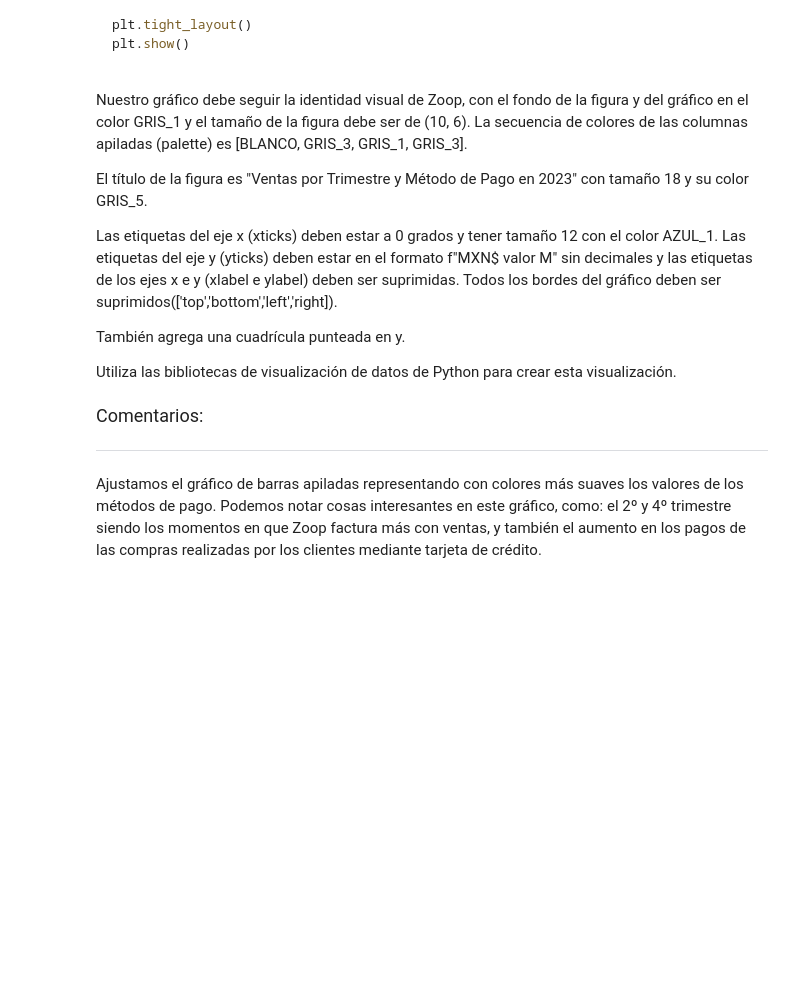
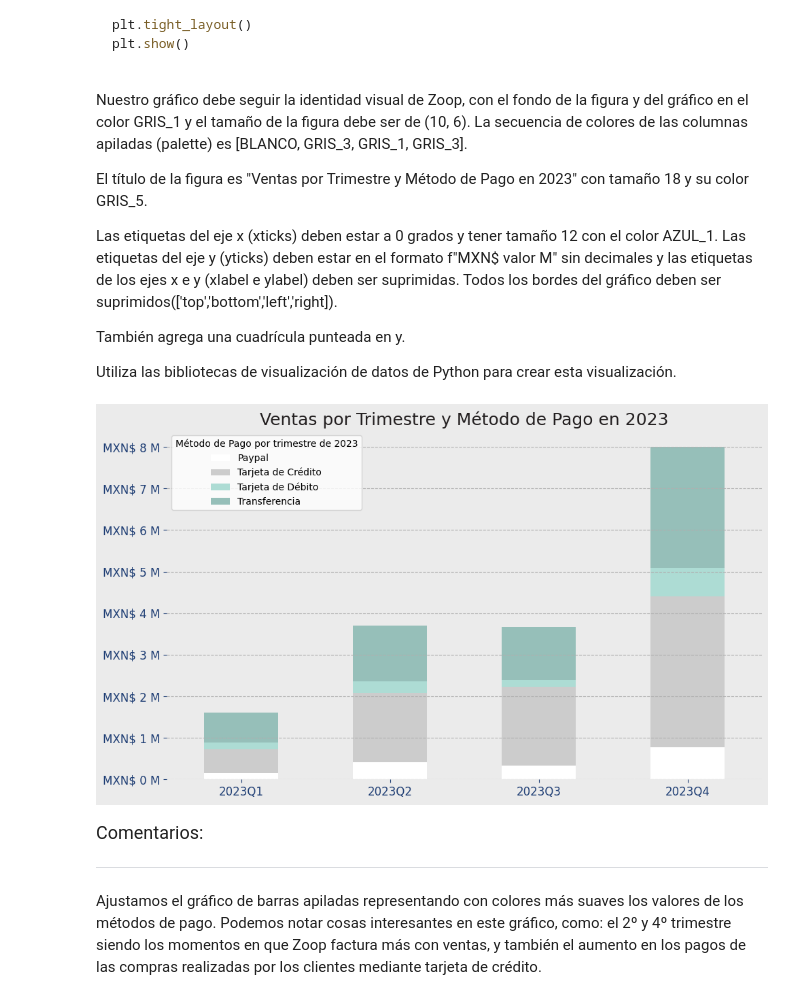
Before and after one commit to MarteDevs/ia-aplicada-a-data-science-construccion-de-visualizaciones, a Jupyter notebook: IA_aplicada_a_ciencia_de_datos.ipynb, the cells around one changed output. Saved outputs shown, nothing was run; the diff lists cells and outputs as text; code cells hidden in the pictures; blank space fills up the shorter version.

```diff
--- a/IA_aplicada_a_ciencia_de_datos.ipynb
+++ b/IA_aplicada_a_ciencia_de_datos.ipynb
@@ -1644,6 +1843,48 @@ Las etiquetas del eje x (xticks) deben estar a 0 grados y tener tamaño 12 con e
 También agrega una cuadrícula punteada en y.
 
 Utiliza las bibliotecas de visualización de datos de Python para crear esta visualización.
+# %%
+def ventas_por_trimestre():
+  # 1. Crear una nueva columna 'trimestre' que extrae el trimestre de la columna 'fecha'
+  df['trimestre'] = df['fecha'].dt.to_period('Q')
+
+  # 2. Agrupar los datos por trimestre y método de pago, sumando la facturación
+  ventas_trimestre = df.groupby(['trimestre', 'metodo_pago'])['facturacion'].sum().unstack()
+
+  # 3. Crear el gráfico de barras apiladas con los ajustes de estilo
+  fig, ax = plt.subplots(figsize=(10, 6))
+  fig.patch.set_facecolor(GRIS_1)
+  ax.set_facecolor(GRIS_1)
+
+  ventas_trimestre.plot(kind='bar', stacked=True, figsize=(10, 6), color=[BLANCO, GRIS_3, AQUA_1,AQUA_3], ax=ax)
+
+  # 4. Añadir etiquetas y título
+  ax.set_title('Ventas por Trimestre y Método de Pago en 2023', fontsize=18, color=GRIS_5)
+  ax.set_xlabel('', fontsize=12)
+  ax.set_ylabel('', fontsize=12)
+  ax.tick_params(axis='x', labelsize=12, colors=AZUL_1, rotation=0)
+  ax.tick_params(axis='y', labelsize=12, colors=AZUL_1)
+  ax.yaxis.set_major_formatter(plt.FuncFormatter(lambda x, _: f'MXN$ {x/1000000:.0f} M'))
+
+
+  # Suprimir bordes
+  ax.spines['top'].set_visible(False)
+  ax.spines['bottom'].set_visible(False)
+  ax.spines['left'].set_visible(False)
+  ax.spines['right'].set_visible(False)
+
+  # Agregar cuadrícula punteada en y
+  ax.grid(axis='y', linestyle='--')
+
+
+  # 5. Mostrar el gráfico
+  ax.legend(title='Método de Pago por trimestre de 2023')
+  plt.tight_layout()
+  return plt
+# %%
+ventas_por_trimestre().show()
+# %% [output]
+[figure, added]
 # %% [markdown]
 <font color="7b71ff" size=4> Comentarios: </font>
 
```
Also changed, not shown: parts of 22 cells of this notebook.
